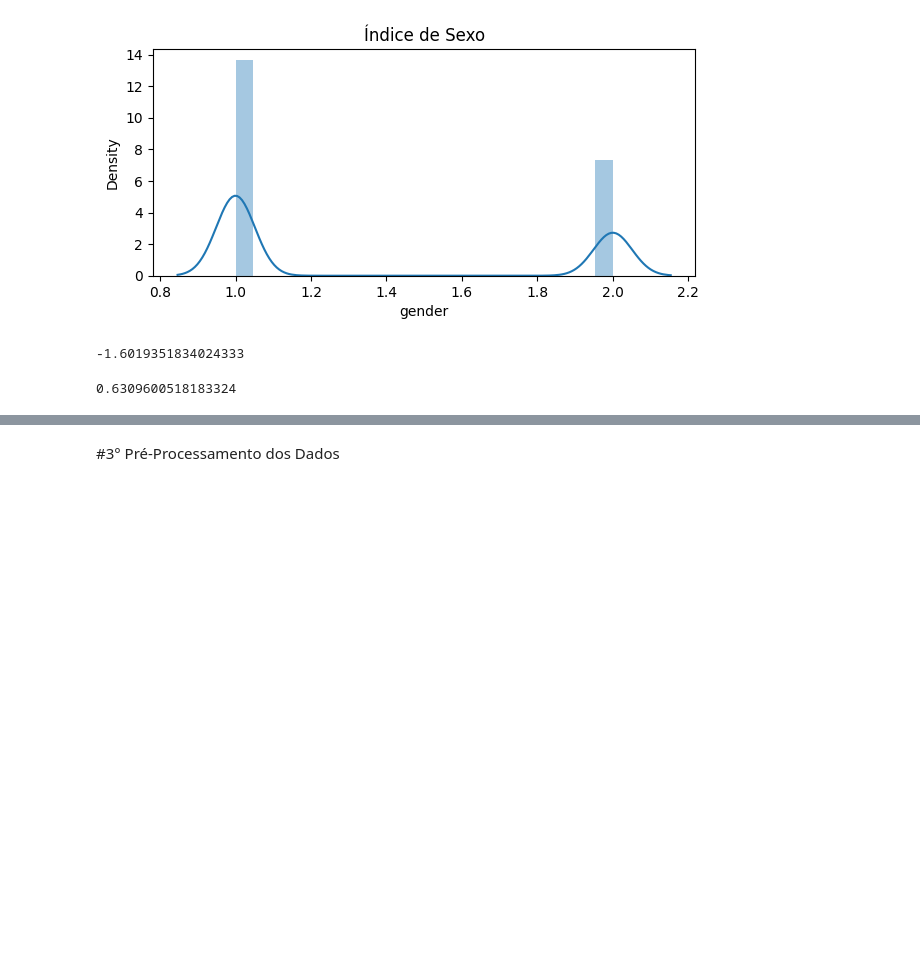
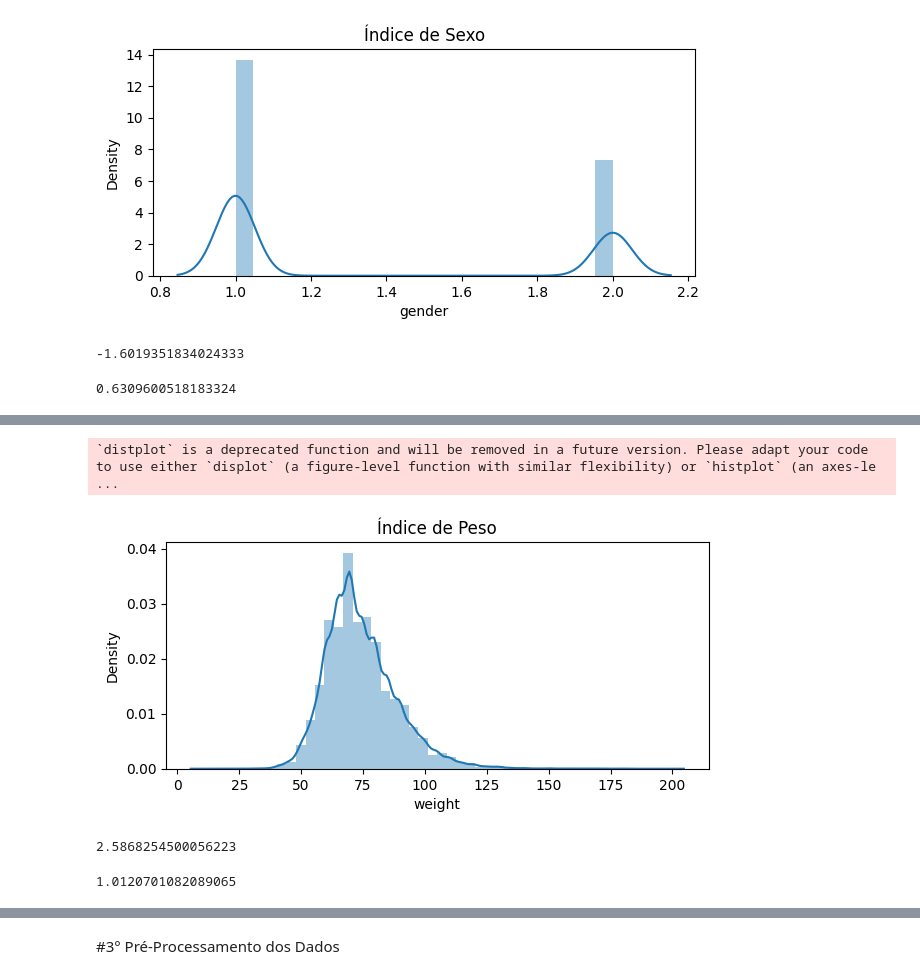
Before and after one commit to primonmari/DecisionTreeRegressor, a Jupyter notebook: Decision_TreeRegressor.ipynb, the cells around one changed output, grey strips where cells are left out. Cells and saved outputs as stored; diff of their text form; code cells hidden in the pictures; blank space fills up the shorter version.

```diff
--- a/Decision_TreeRegressor.ipynb
+++ b/Decision_TreeRegressor.ipynb
@@ -310,0 +325,23 @@ health_data['gender'].skew()
+# %%
+#tipo corda:(tipo de genero) Com esta função você pode transformar qualquer número real em um string.
+plt.figure(figsize=(7,3),dpi=100)
+sns.distplot(health_data['weight']).set_title('Índice de Peso')
+plt.show()
+# %% [output]
+`distplot` is a deprecated function and will be removed in a future version. Please adapt your code to use either `displot` (a figure-level function with similar flexibility) or `histplot` (an axes-le ...
+[figure, added]
+# %%
+# A função retorna a curtose de um conjunto de dados fornecido. A curtose mede o
+#pico ou nivelamento de uma distribuição, em comparação com a distribuição normal.
+# Um valor de curtose positivo indica uma distribuição relativamente pontiaguda
+#e um valor de curtose negativo indica uma distribuição relativamente plana.
+health_data['weight'].kurt()
+# %% [output]
+2.5868254500056223
+# %%
+#função Pandas retorna inclinação imparcial sobre o eixo solicitado Normalizado
+#por N-1. A assimetria é uma medida da assimetria da distribuição de probabilidade
+#de uma variável aleatória de valor real em relação à sua média.
+health_data['weight'].skew()
+# %% [output]
+1.0120701082089065
```
Also changed, not shown: parts of 34 cells of this notebook.
